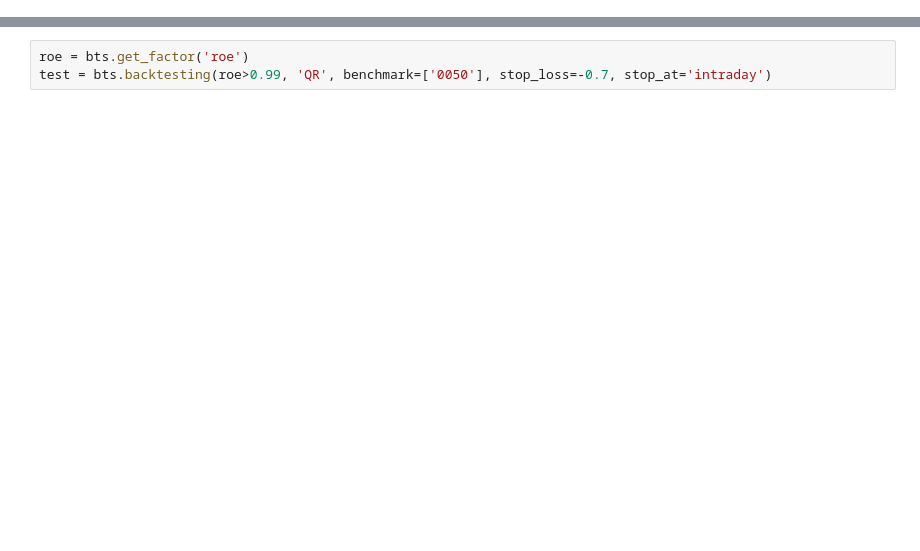
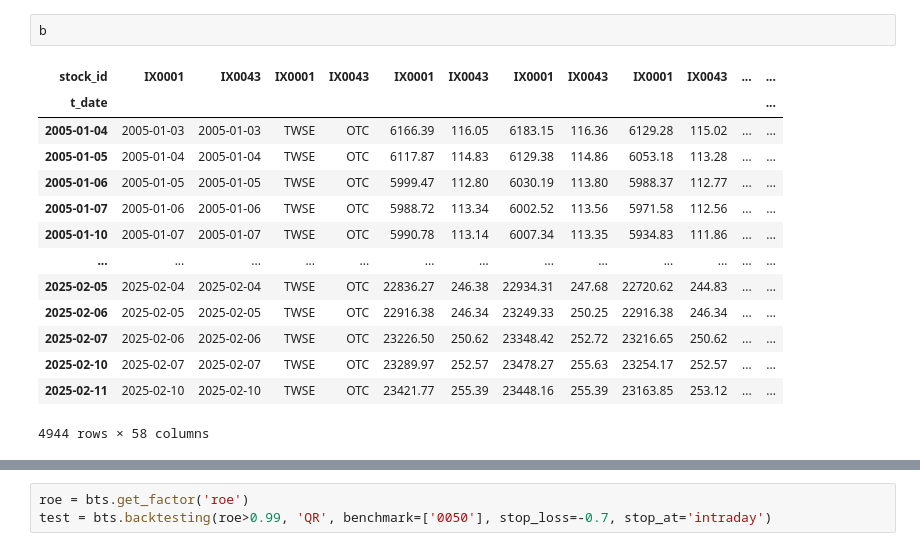
Before and after one commit to DeepLeek-quant/scythe-quant, a Jupyter notebook: examples/examples.ipynb, the cells around one changed output, grey strips where cells are left out. Drawn from its saved outputs; the diff is of its cells as text; blank space fills up the shorter version.

```diff
--- a/examples/examples.ipynb
+++ b/examples/examples.ipynb
@@ -8,0 +151,17 @@ import numpy as np
+# %%
+b
+# %% [output]
+| stock_id | IX0001 | IX0043 | IX0001 | IX0043 | IX0001 | IX0043 | IX0001 | IX0043 | IX0001 | IX0043 | ... | ... |
+| t_date |  |  |  |  |  |  |  |  |  |  |  | ... |
+| 2005-01-04 | 2005-01-03 | 2005-01-03 | TWSE | OTC | 6166.39 | 116.05 | 6183.15 | 116.36 | 6129.28 | 115.02 | ... | ... |
+| 2005-01-05 | 2005-01-04 | 2005-01-04 | TWSE | OTC | 6117.87 | 114.83 | 6129.38 | 114.86 | 6053.18 | 113.28 | ... | ... |
+| 2005-01-06 | 2005-01-05 | 2005-01-05 | TWSE | OTC | 5999.47 | 112.80 | 6030.19 | 113.80 | 5988.37 | 112.77 | ... | ... |
+| 2005-01-07 | 2005-01-06 | 2005-01-06 | TWSE | OTC | 5988.72 | 113.34 | 6002.52 | 113.56 | 5971.58 | 112.56 | ... | ... |
+| 2005-01-10 | 2005-01-07 | 2005-01-07 | TWSE | OTC | 5990.78 | 113.14 | 6007.34 | 113.35 | 5934.83 | 111.86 | ... | ... |
+| ... | ... | ... | ... | ... | ... | ... | ... | ... | ... | ... | ... | ... |
+| 2025-02-05 | 2025-02-04 | 2025-02-04 | TWSE | OTC | 22836.27 | 246.38 | 22934.31 | 247.68 | 22720.62 | 244.83 | ... | ... |
+| 2025-02-06 | 2025-02-05 | 2025-02-05 | TWSE | OTC | 22916.38 | 246.34 | 23249.33 | 250.25 | 22916.38 | 246.34 | ... | ... |
+| 2025-02-07 | 2025-02-06 | 2025-02-06 | TWSE | OTC | 23226.50 | 250.62 | 23348.42 | 252.72 | 23216.65 | 250.62 | ... | ... |
+| 2025-02-10 | 2025-02-07 | 2025-02-07 | TWSE | OTC | 23289.97 | 252.57 | 23478.27 | 255.63 | 23254.17 | 252.57 | ... | ... |
+| 2025-02-11 | 2025-02-10 | 2025-02-10 | TWSE | OTC | 23421.77 | 255.39 | 23448.16 | 255.39 | 23163.85 | 253.12 | ... | ... |
+4944 rows × 58 columns
```
Also changed, not shown: parts of 18 cells of this notebook, 4 other files.
